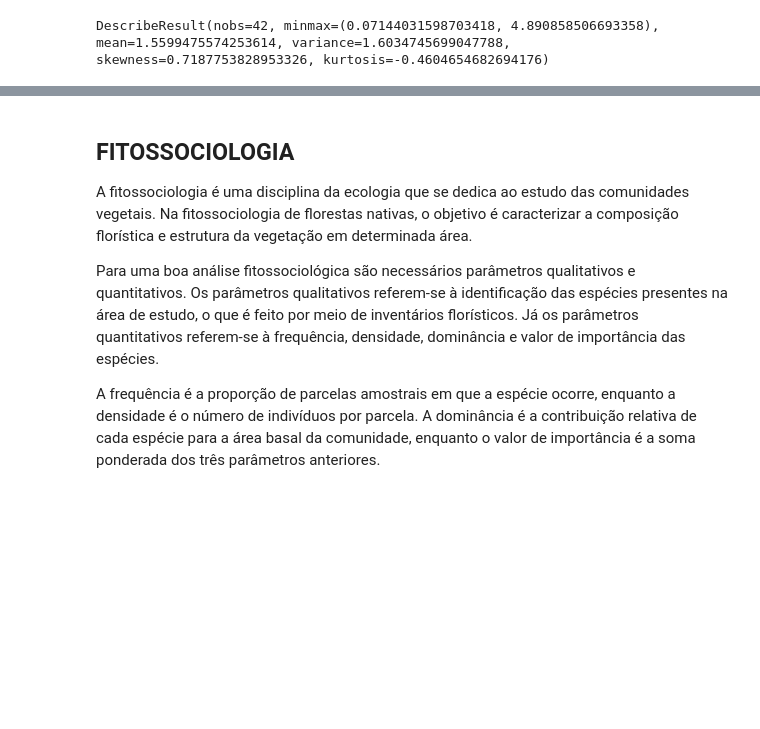
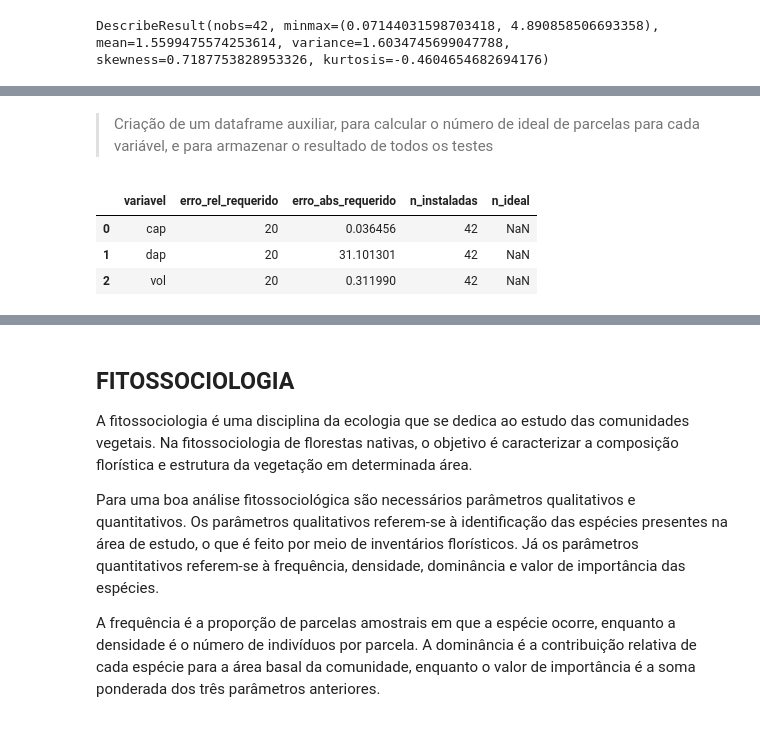
Before and after one commit to nettorobson/jupyter-if, a Jupyter notebook: if_teste.ipynb, the cells around one changed output, grey strips where cells are left out. Drawn from its saved outputs; the diff is of its cells as text; code cells hidden in the pictures; blank space fills up the shorter version.

```diff
--- a/if_teste.ipynb
+++ b/if_teste.ipynb
@@ -873,0 +889,14 @@ A variável vol NÃO ATINGIU o Limite de Erro esperado para o estudo, com um val
+# %% [markdown]
+> Criação de um dataframe auxiliar, para calcular o número de ideal de parcelas para cada variável, e para armazenar o resultado de todos os testes
+# %%
+data_suf = pd.DataFrame(columns=('variavel', 'erro_rel_requerido', 'erro_abs_requerido', 'n_instaladas', 'n_ideal'))
+data_suf['variavel'] = ('cap', 'dap', 'vol')
+data_suf['erro_rel_requerido'] = (20)
+data_suf['erro_abs_requerido'] = (data_suf['erro_rel_requerido'] * data_est['erro_abs'])/data_est['erro_rel']
+data_suf['n_instaladas'] = n
+data_suf.head()
+# %% [output]
+|  | variavel | erro_rel_requerido | erro_abs_requerido | n_instaladas | n_ideal |
+| 0 | cap | 20 | 0.036456 | 42 | NaN |
+| 1 | dap | 20 | 31.101301 | 42 | NaN |
+| 2 | vol | 20 | 0.311990 | 42 | NaN |
```
Also changed, not shown: parts of 33 cells of this notebook.
